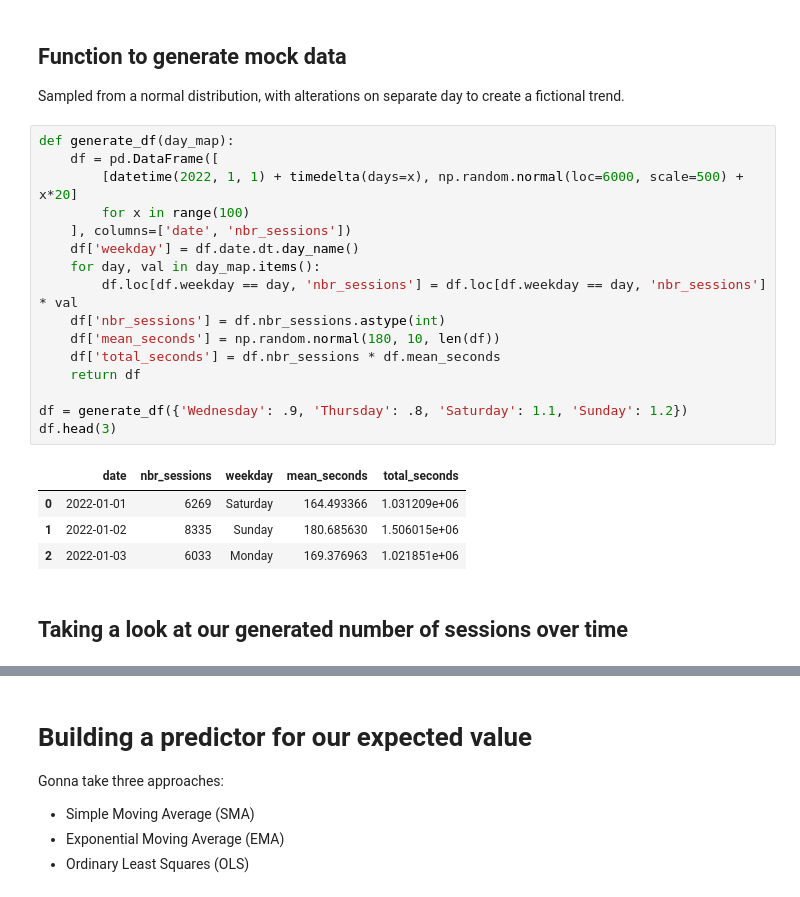
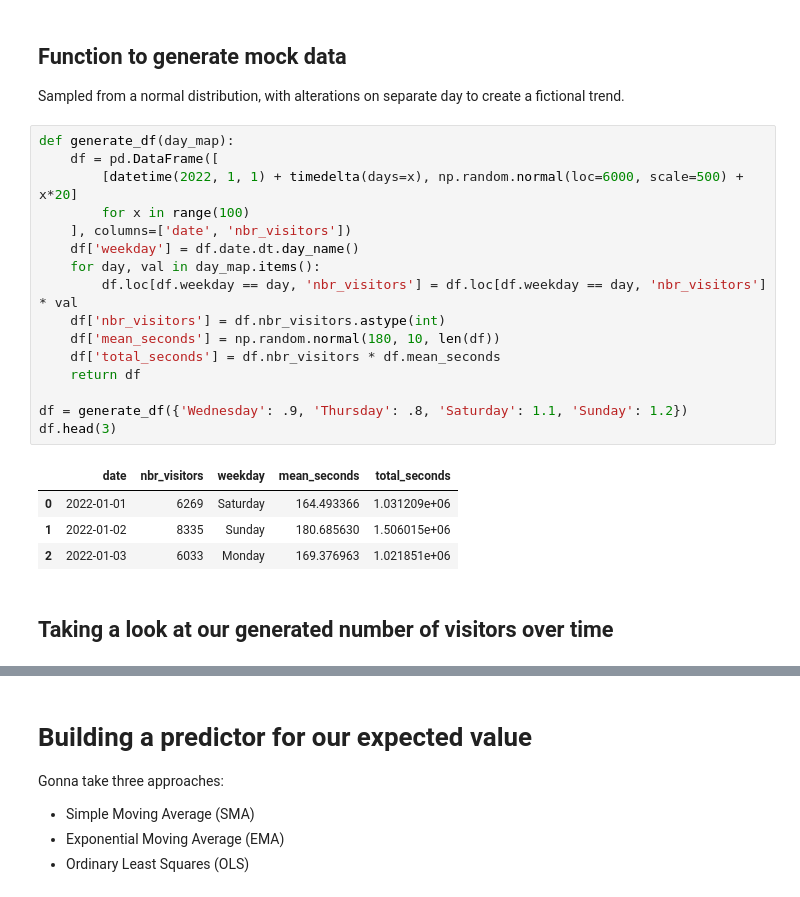
Before and after one commit to erikmunkby/blog-anomaly-detection, a Jupyter notebook: blog_anomaly_detection.ipynb, the cells around one changed output, grey strips where cells are left out. Drawn from its saved outputs; the diff is of its cells as text.

Commit message:
changed sessions to visitors

```diff
--- a/blog_anomaly_detection.ipynb
+++ b/blog_anomaly_detection.ipynb
@@ -136,25 +136,25 @@ Sampled from a normal distribution, with alterations on separate day to create a
 # %%
 def generate_df(day_map):
     df = pd.DataFrame([
         [datetime(2022, 1, 1) + timedelta(days=x), np.random.normal(loc=6000, scale=500) + x*20]
         for x in range(100)
-    ], columns=['date', 'nbr_sessions'])
+    ], columns=['date', 'nbr_visitors'])
     df['weekday'] = df.date.dt.day_name()
     for day, val in day_map.items():
-        df.loc[df.weekday == day, 'nbr_sessions'] = df.loc[df.weekday == day, 'nbr_sessions'] * val
-    df['nbr_sessions'] = df.nbr_sessions.astype(int)
+        df.loc[df.weekday == day, 'nbr_visitors'] = df.loc[df.weekday == day, 'nbr_visitors'] * val
+    df['nbr_visitors'] = df.nbr_visitors.astype(int)
     df['mean_seconds'] = np.random.normal(180, 10, len(df))
-    df['total_seconds'] = df.nbr_sessions * df.mean_seconds
+    df['total_seconds'] = df.nbr_visitors * df.mean_seconds
     return df
 
 df = generate_df({'Wednesday': .9, 'Thursday': .8, 'Saturday': 1.1, 'Sunday': 1.2})
 df.head(3)
 # %% [output]
-|  | date | nbr_sessions | weekday | mean_seconds | total_seconds |
+|  | date | nbr_visitors | weekday | mean_seconds | total_seconds |
 | 0 | 2022-01-01 | 6269 | Saturday | 164.493366 | 1.031209e+06 |
 | 1 | 2022-01-02 | 8335 | Sunday | 180.685630 | 1.506015e+06 |
 | 2 | 2022-01-03 | 6033 | Monday | 169.376963 | 1.021851e+06 |
 # %% [markdown]
-## Taking a look at our generated number of sessions over time
+## Taking a look at our generated number of visitors over time
 # %%
 sdf = df[-50:].copy()
```
Also changed, not shown: parts of 8 cells of this notebook, 12 other files.
